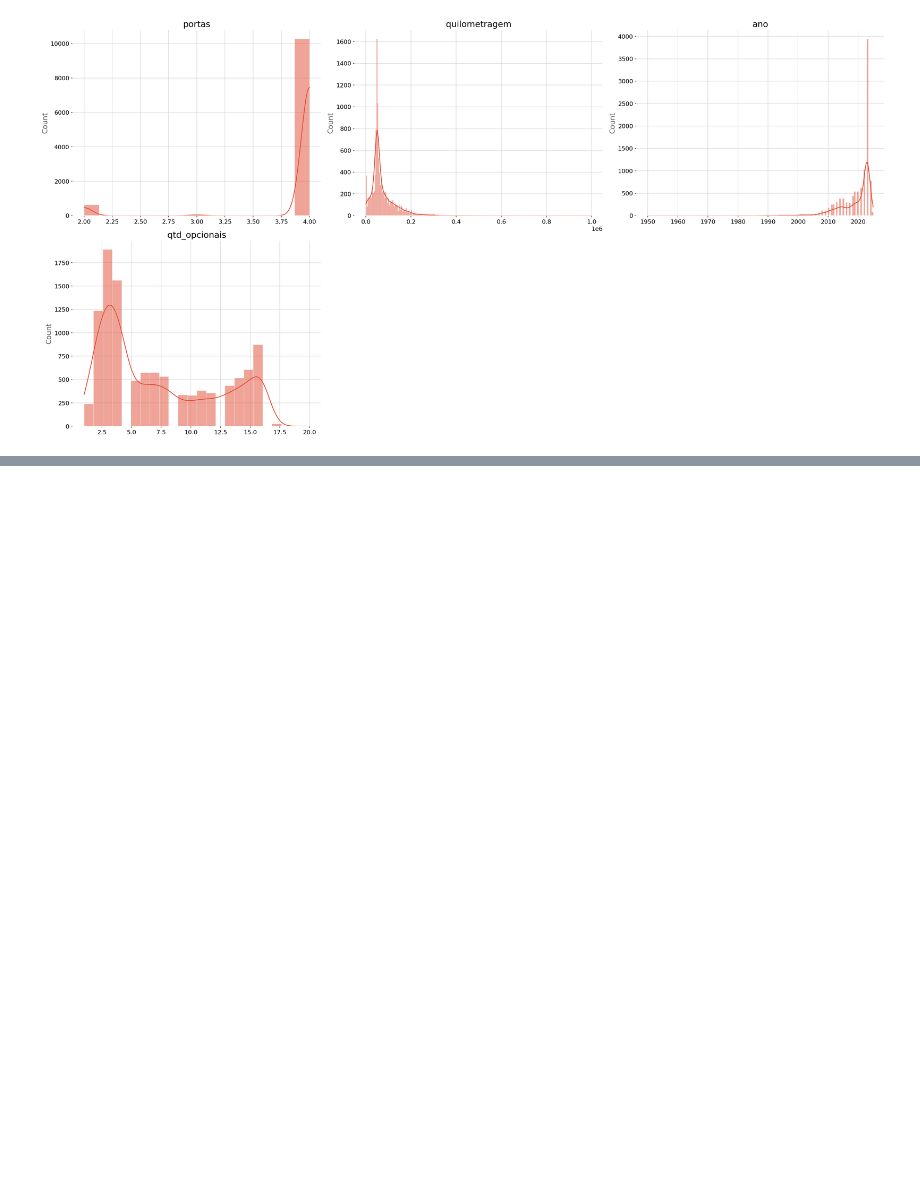
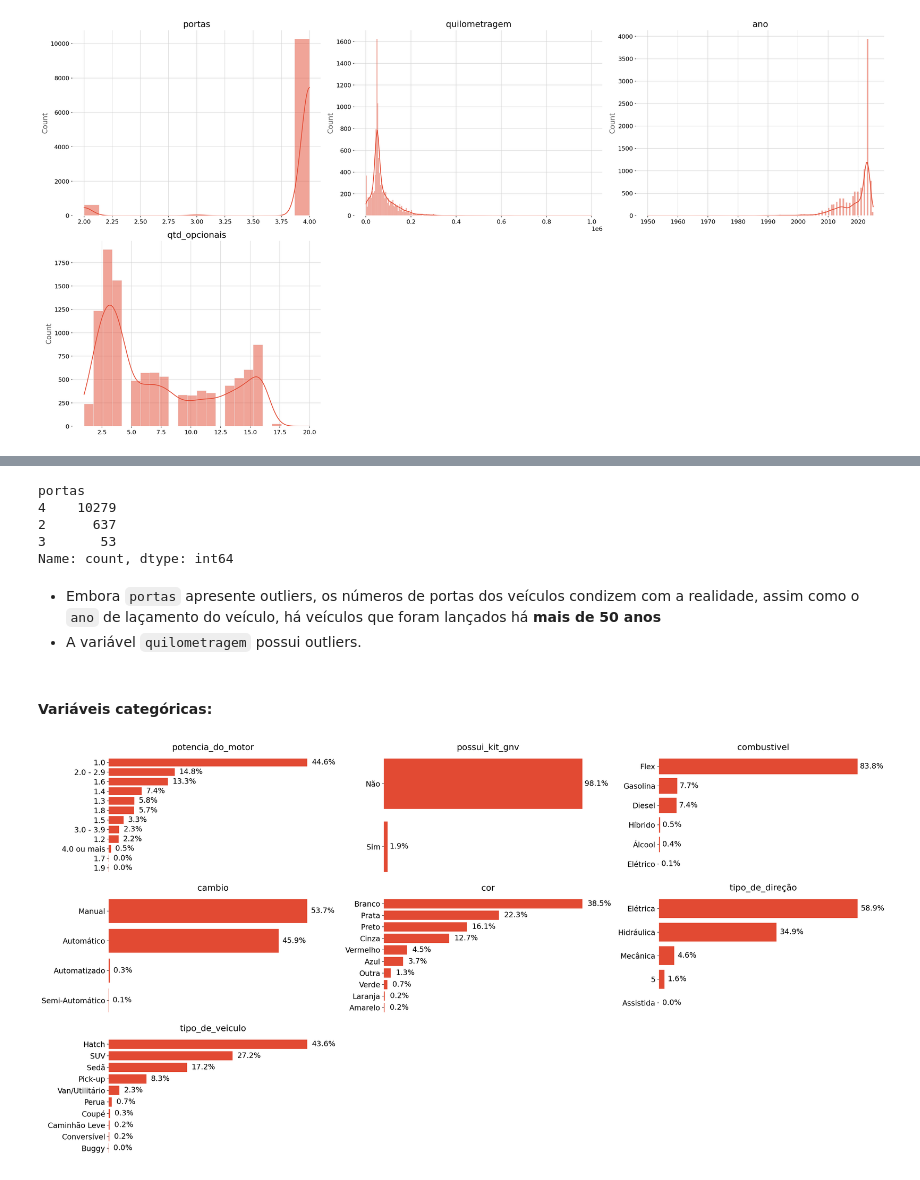
Before and after one commit to PatrickLeal/analise-carros-olx, a Jupyter notebook: notebooks/1. EDA.ipynb, the cells around one changed output, grey strips where cells are left out. Drawn from its saved outputs; the diff is of its cells as text; code cells hidden in the pictures; blank space fills up the shorter version.

Commit message:
feat: funcao de criar 'barplot'

```diff
--- a/notebooks/1. EDA.ipynb
+++ b/notebooks/1. EDA.ipynb
@@ -415,0 +434,20 @@ eda_tool.make_eda_plots(data=train, features=num_features, kde=True)
+# %%
+train['portas'].value_counts()
+# %% [output]
+portas
+4    10279
+2      637
+3       53
+Name: count, dtype: int64
+# %% [markdown]
+*   Embora `portas` apresente outliers, os números de portas dos veículos condizem com a realidade, assim como o `ano` de laçamento do veículo, há veículos que foram lançados há **mais de 50 anos**
+*   A variável `quilometragem` possui outliers.
+# %% [markdown]
+#### **Variáveis categóricas:**
+# %%
+cat_features_to_plot = ['potencia_do_motor', 'possui_kit_gnv', 'combustivel',
+                         'cambio', 'cor', 'tipo_de_direção', 'tipo_de_veiculo']
+
+eda_tool.make_eda_plots(data=train, features=cat_features_to_plot, kind='barplot')
+# %% [output]
+[figure, added]
```
Also changed, not shown: parts of 4 cells of this notebook, 1 other file.
